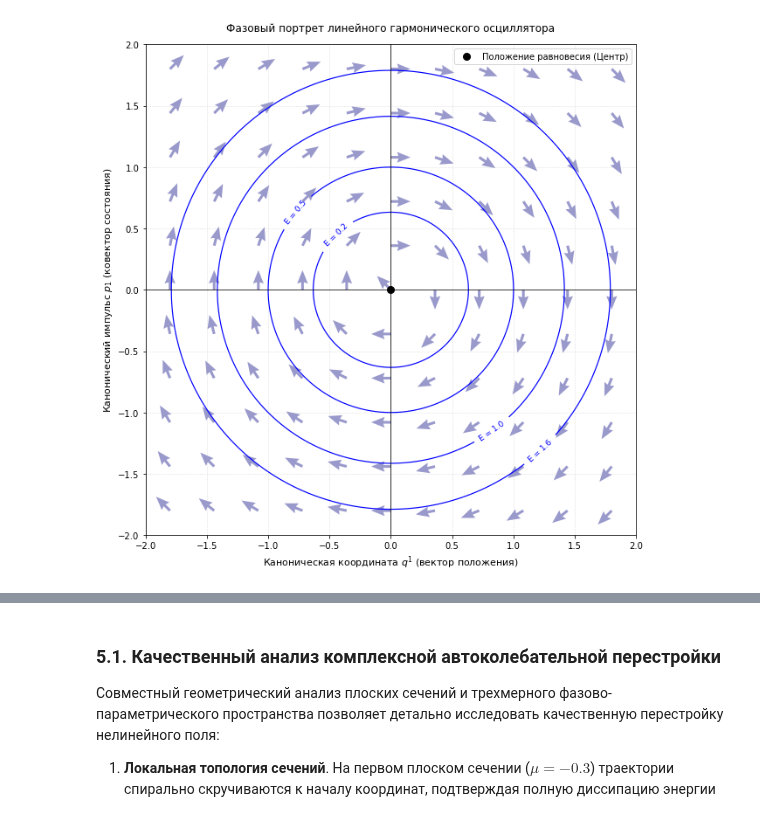
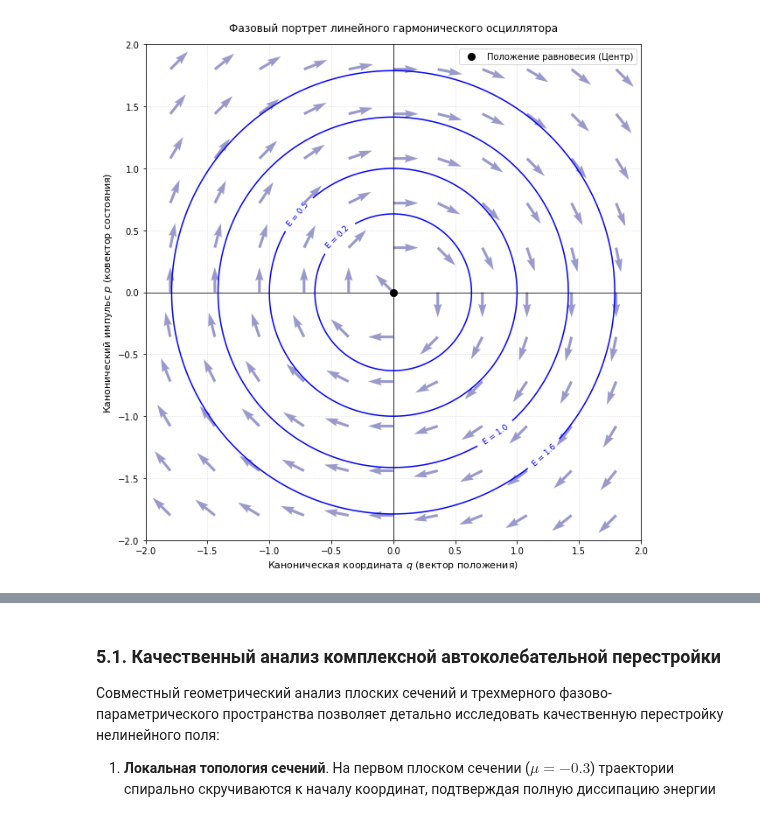
Before and after one commit to DPritykin/nonlinear-dynamics, a Jupyter notebook: Asymtotic Methods in Astrodynamics/A.3 Геометрия фазовых портретов.ipynb, the cells around one changed output, grey strips where cells are left out. Cells and saved outputs as stored; diff of their text form; code cells hidden in the pictures.

```diff
--- a/Asymtotic Methods in Astrodynamics/A.3 Геометрия фазовых портретов.ipynb
+++ b/Asymtotic Methods in Astrodynamics/A.3 Геометрия фазовых портретов.ipynb
@@ -45,46 +47,44 @@ Q_mesh, P_mesh = np.meshgrid(q_vec, p_vec)
 
 # 2. Расчет энергетической поверхности (Гамильтониана) линейного осциллятора
 H_mesh = (P_mesh**2 + Q_mesh**2) / 2.0
-
 plt.figure(figsize=(9, 9))
 
 # 3. Отрисовка траекторий либрации (концентрических окружностей энергии)
 energies = [0.2, 0.5, 1.0, 1.6]
-contours = plt.contour(Q_mesh, P_mesh, H_mesh, levels=energies, colors='blue', linewidths=1.2)
+contours = plt.contour(Q_mesh, P_mesh, H_mesh, levels=energies, colors='blue')
 plt.clabel(contours, inline=True, fmt='E = %.1f', fontsize=9)
 
 # 4. Расчет и нанесение стрелок направления фазового потока (по часовой стрелке)
 # Для наглядности рассчитываем векторное поле на разреженной сетке
 q_arrow, p_arrow = np.meshgrid(np.linspace(-1.8, 1.8, 11), np.linspace(-1.8, 1.8, 11))
-dq1_dt = p_arrow
-dp1_dt = -q_arrow
+dq_dt = p_arrow
+dp_dt = -q_arrow
 
 # Нормализация векторов для одинаковой длины стрелок направления
-norm = np.hypot(dq1_dt, dp1_dt)
-norm[norm == 0] = 1.0  # Избегаем деления на ноль в начале координат
-plt.quiver(q_arrow, p_arrow, dq1_dt/norm, dp1_dt/norm, color='navy', alpha=0.4, scale=25, headwidth=4)
+norm = np.hypot(dq_dt, dp_dt)
+norm[norm == 0] = 1.0 # Избегаем деления на ноль в начале координат
+plt.quiver(q_arrow, p_arrow, dq_dt/norm, dp_dt/norm, color='navy', alpha=0.4)
 
 # 5. Маркировка устойчивого положения равновесия типа "Центр"
 plt.plot(0, 0, 'ko', markersize=8, label='Положение равновесия (Центр)')
 
 # Академическое оформление фазовой карты
 plt.title('Фазовый портрет линейного гармонического осциллятора', fontsize=12, pad=15)
-plt.xlabel(r'Каноническая координата $q^1$ (вектор положения)', fontsize=11)
-plt.ylabel(r'Канонический импульс $p_1$ (ковектор состояния)', fontsize=11)
+plt.xlabel(r'Каноническая координата $q$ (вектор положения)', fontsize=11)
+plt.ylabel(r'Канонический импульс $p$ (ковектор состояния)', fontsize=11)
 plt.xlim(-2.0, 2.0)
 plt.ylim(-2.0, 2.0)
 
 # Выделение главных осей координат
 plt.axhline(0, color='black', linewidth=0.8, linestyle='-')
 plt.axvline(0, color='black', linewidth=0.8, linestyle='-')
 plt.grid(True, linestyle=':', alpha=0.5)
 plt.gca().set_box_aspect(1) # Строго квадратные пропорции
-
 plt.legend(loc='upper right', frameon=True, fontsize=10)
 plt.tight_layout()
 plt.show()
 # %% [output]
-[figure, old version]
+[figure, new version]
 # %% [markdown]
 ## 2. Положения равновесия и локальная классификация особых точек
 
```
Also changed, not shown: parts of 27 cells of this notebook.
